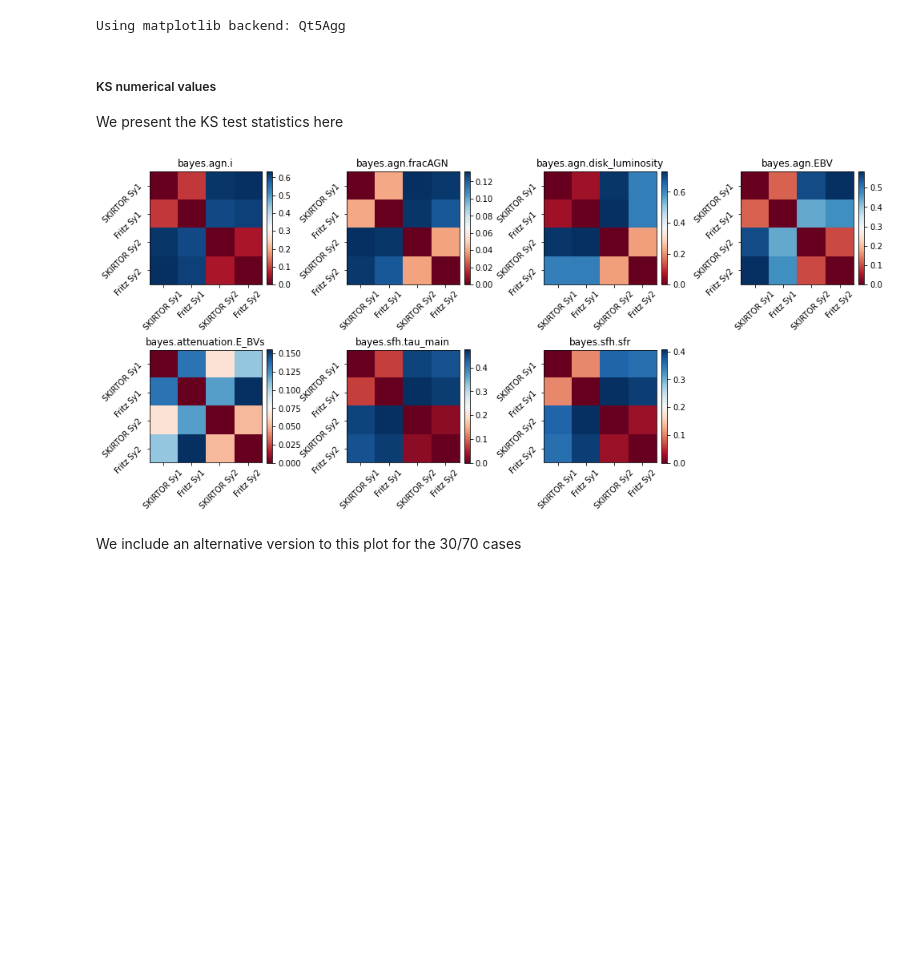
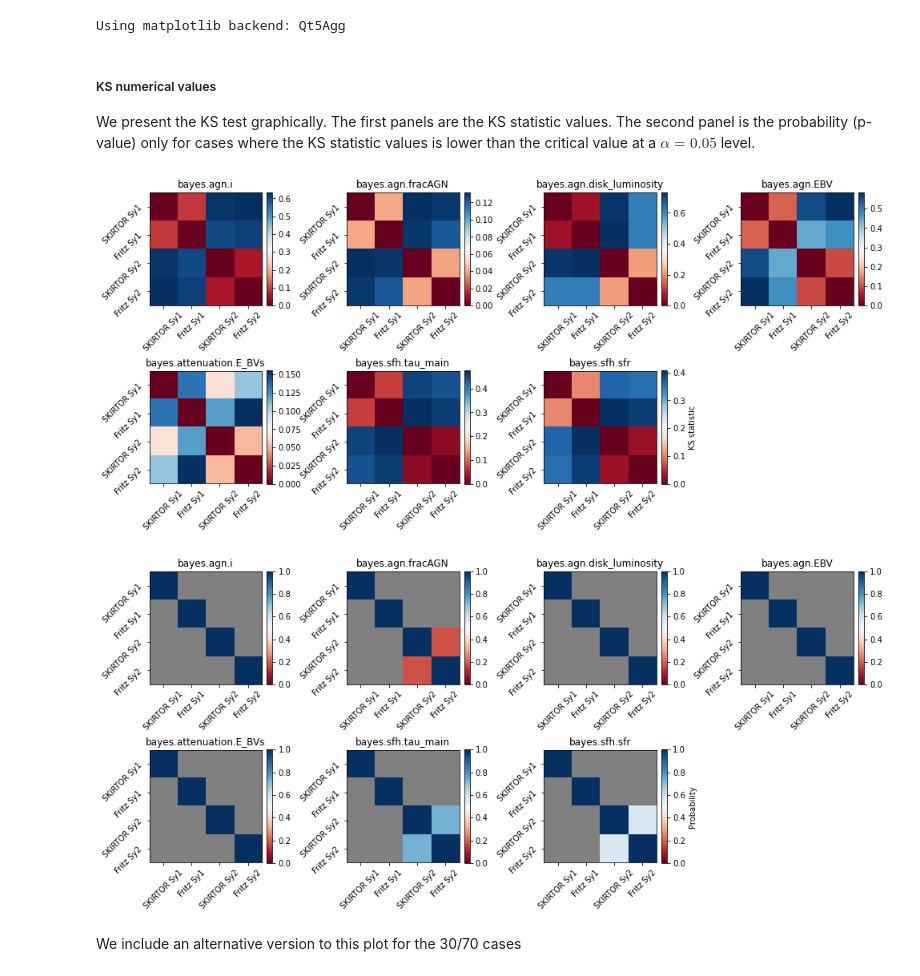
Before and after one commit to aframosp/AGNView, a Jupyter notebook: 11_Analysis_Plots.ipynb, the cells around one changed output. Saved outputs shown, nothing was run; the diff lists cells and outputs as text; code cells hidden in the pictures; blank space fills up the shorter version.

Commit message:
Adding more information over KS test

```diff
--- a/11_Analysis_Plots.ipynb
+++ b/11_Analysis_Plots.ipynb
@@ -186,5 +216,5 @@ with plt.style.context('seaborn-paper'):
     plt.legend(handles=[SKI, Fri, S37, F37], loc='upper right', fontsize=8)
     subplots_adjust(top=0.9, bottom=0.1, left=0.1,
                     right=0.9, hspace=0.6, wspace=0)
-    savefig('Figures/F4.pdf', dpi=300, bbox_inches='tight')  # For Paper
+#     savefig('Figures/F4.pdf', dpi=300, bbox_inches='tight')  # For Paper
 #     savefig('Talk_Figures/F4.png',dpi=300,bbox_inches = 'tight') ## For Presentation
@@ -225,18 +257,20 @@ with plt.style.context('seaborn-paper'):
     plt.legend(handles=[S1Cl, S2Cl, S1Sm, S2Sm], loc='upper right', fontsize=8)
     subplots_adjust(top=0.9, bottom=0.1, left=0.1,
                     right=0.9, hspace=0.6, wspace=0)
-    savefig('Figures/F5.pdf',dpi=300,bbox_inches = 'tight')
+#     savefig('Figures/F5.pdf',dpi=300,bbox_inches = 'tight')
 #     savefig('Talk_Figures/F5.png', dpi=300, bbox_inches='tight')  # For Presentation
 # %% [output]
 Using matplotlib backend: Qt5Agg
-# %% [markdown]
-##### KS numerical values
-We present the KS test statistics here
+# %% [markdown]
+##### KS numerical values
+We present the KS test graphically. The first panels are the KS statistic values. The second panel is the probability (p-value) only for cases where the KS statistic values is lower than the critical value at a $\alpha=0.05$ level.
 # %%
 %matplotlib inline
-MatrixKS(SFPandas[Selc5], ['otype_txt', ['SKIRTOR Sy1','Fritz Sy1','SKIRTOR Sy2','Fritz Sy2']])
+MatrixKS(SFPandas[Selc5], ['otype_txt', ['SKIRTOR Sy1','Fritz Sy1','SKIRTOR Sy2','Fritz Sy2']], Prob=0)
+MatrixKS(SFPandas[Selc5], ['otype_txt', ['SKIRTOR Sy1','Fritz Sy1','SKIRTOR Sy2','Fritz Sy2']], Prob=1)
 # %% [output]
-[figure, old version]
+[figure, new version]
+[figure, added]
 # %% [markdown]
 We include an alternative version to this plot for the 30/70 cases
 # %%
```
Also changed, not shown: parts of 13 cells of this notebook, 3 other files.
